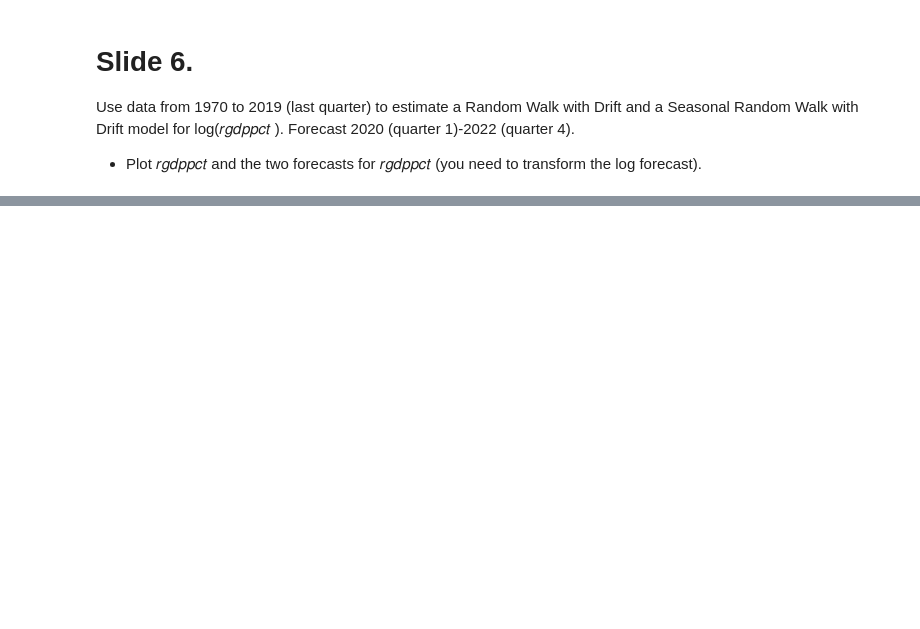
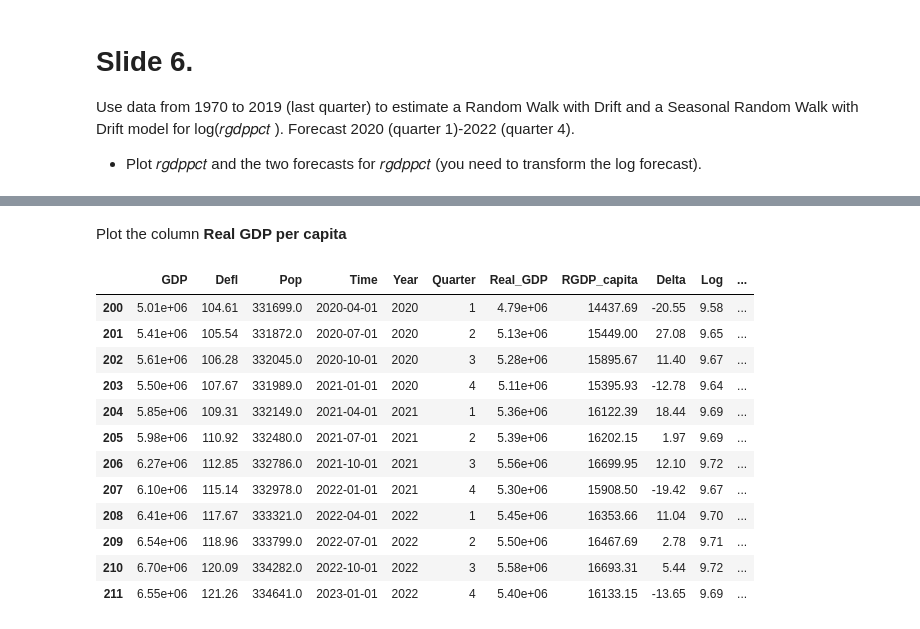
Before and after one commit to giordanovitale/Time-Series-Assignments, a Jupyter notebook: Assignment 2/Assignment2.ipynb, the cells around one changed output, grey strips where cells are left out. Cells and saved outputs as stored; diff of their text form; code cells hidden in the pictures; blank space fills up the shorter version.

```diff
--- a/Assignment 2/Assignment2.ipynb
+++ b/Assignment 2/Assignment2.ipynb
@@ -403,0 +424,20 @@ random_walk_df.tail()
+# %% [markdown]
+Plot the column **Real GDP per capita**
+# %%
+combined_df['Exp_RW'] = np.exp(combined_df['RandomWalk'])
+
+combined_df.tail(12)
+# %% [output]
+|  | GDP | Defl | Pop | Time | Year | Quarter | Real_GDP | RGDP_capita | Delta | Log | ... |
+| 200 | 5.01e+06 | 104.61 | 331699.0 | 2020-04-01 | 2020 | 1 | 4.79e+06 | 14437.69 | -20.55 | 9.58 | ... |
+| 201 | 5.41e+06 | 105.54 | 331872.0 | 2020-07-01 | 2020 | 2 | 5.13e+06 | 15449.00 | 27.08 | 9.65 | ... |
+| 202 | 5.61e+06 | 106.28 | 332045.0 | 2020-10-01 | 2020 | 3 | 5.28e+06 | 15895.67 | 11.40 | 9.67 | ... |
+| 203 | 5.50e+06 | 107.67 | 331989.0 | 2021-01-01 | 2020 | 4 | 5.11e+06 | 15395.93 | -12.78 | 9.64 | ... |
+| 204 | 5.85e+06 | 109.31 | 332149.0 | 2021-04-01 | 2021 | 1 | 5.36e+06 | 16122.39 | 18.44 | 9.69 | ... |
+| 205 | 5.98e+06 | 110.92 | 332480.0 | 2021-07-01 | 2021 | 2 | 5.39e+06 | 16202.15 | 1.97 | 9.69 | ... |
+| 206 | 6.27e+06 | 112.85 | 332786.0 | 2021-10-01 | 2021 | 3 | 5.56e+06 | 16699.95 | 12.10 | 9.72 | ... |
+| 207 | 6.10e+06 | 115.14 | 332978.0 | 2022-01-01 | 2021 | 4 | 5.30e+06 | 15908.50 | -19.42 | 9.67 | ... |
+| 208 | 6.41e+06 | 117.67 | 333321.0 | 2022-04-01 | 2022 | 1 | 5.45e+06 | 16353.66 | 11.04 | 9.70 | ... |
+| 209 | 6.54e+06 | 118.96 | 333799.0 | 2022-07-01 | 2022 | 2 | 5.50e+06 | 16467.69 | 2.78 | 9.71 | ... |
+| 210 | 6.70e+06 | 120.09 | 334282.0 | 2022-10-01 | 2022 | 3 | 5.58e+06 | 16693.31 | 5.44 | 9.72 | ... |
+| 211 | 6.55e+06 | 121.26 | 334641.0 | 2023-01-01 | 2022 | 4 | 5.40e+06 | 16133.15 | -13.65 | 9.69 | ... |
```
Also changed, not shown: parts of 8 cells of this notebook.
